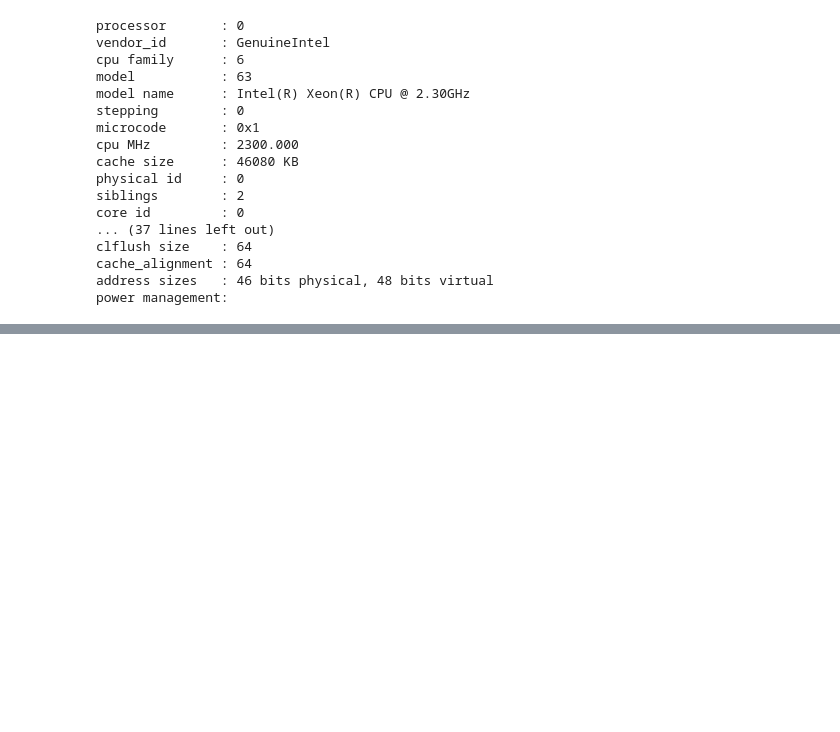
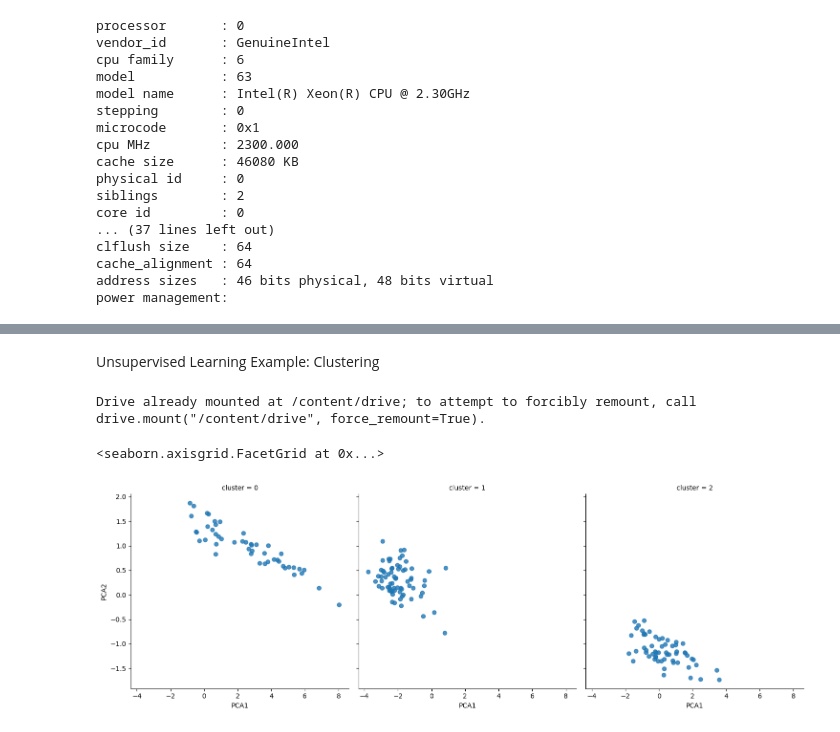
Before and after one commit to chandrajitpal/Hardware_Neural_Net, a Jupyter notebook: 01_cuda_lab/01_simple.ipynb, the cells around one changed output, grey strips where cells are left out. Cells and saved outputs as stored; diff of their text form; code cells hidden in the pictures; blank space fills up the shorter version.

```diff
--- a/01_cuda_lab/01_simple.ipynb
+++ b/01_cuda_lab/01_simple.ipynb
@@ -293,0 +322,44 @@ power management:
+# %% [markdown]
+
+Unsupervised Learning Example: Clustering
+# %%
+import pandas as pd
+import seaborn as sns
+
+
+from google.colab import drive
+drive.mount('/content/drive')
+
+
+
+
+
+file_path = '/content/drive/My Drive/clustering.csv'
+
+data_df = pd.read_csv(file_path)
+data_df.describe()
+
+X_data = data_df.drop('class_1', axis=1)
+y_data = data_df['class_1']
+
+from sklearn.decomposition import PCA
+
+pca = PCA(n_components=2)
+pca.fit(X_data)
+X_2D = pca.transform(X_data)
+data_df['PCA1'] = X_2D[:, 0]
+data_df['PCA2'] = X_2D[:, 1]
+
+from sklearn.mixture import GaussianMixture
+
+gm = GaussianMixture(n_components=3, covariance_type='full')
+gm.fit(X_data)
+
+y_gm = gm.predict(X_data)
+data_df['cluster'] = y_gm
+
+sns.lmplot(x="PCA1", y="PCA2", data=data_df, col='cluster', fit_reg=False)
+# %% [output]
+Drive already mounted at /content/drive; to attempt to forcibly remount, call drive.mount("/content/drive", force_remount=True).
+<seaborn.axisgrid.FacetGrid at 0x...>
+[figure, added]
```
Also changed, not shown: parts of 4 cells of this notebook.
